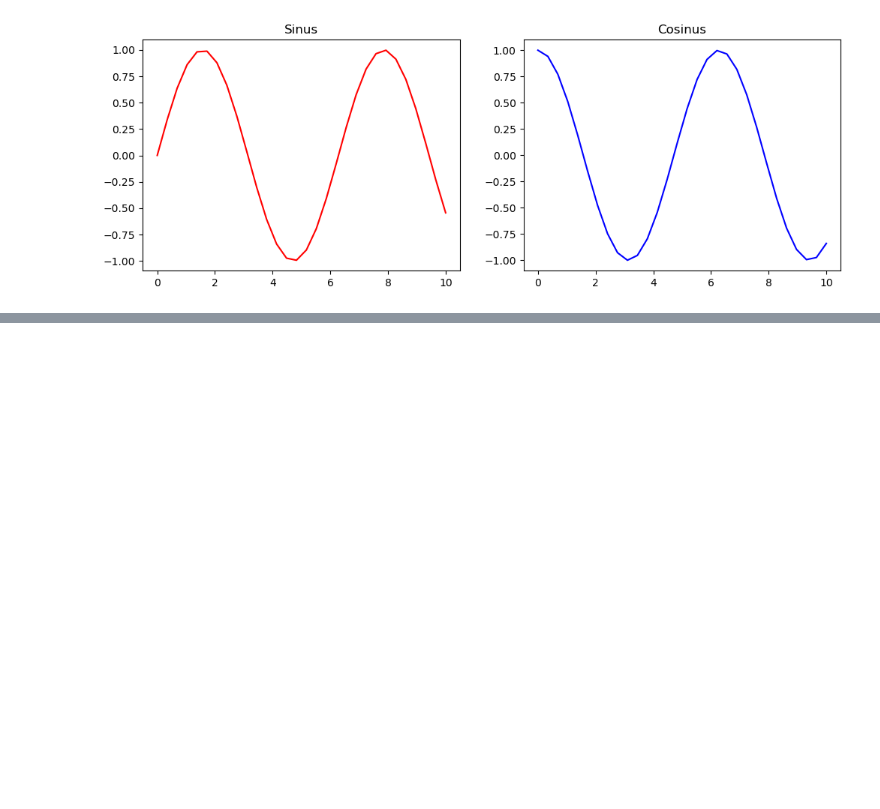
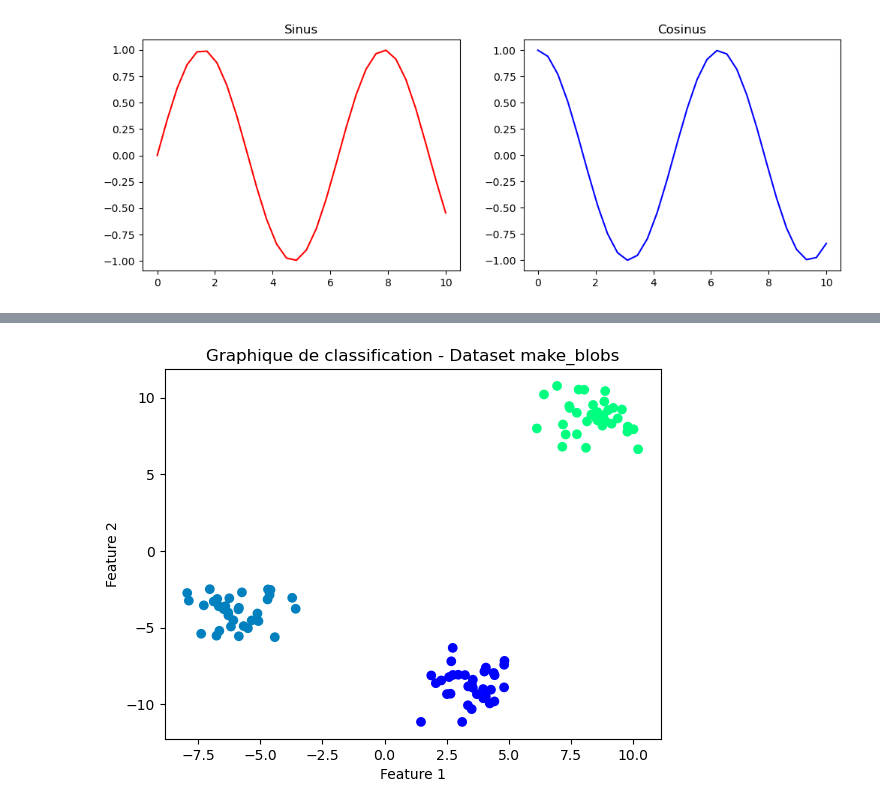
Before and after one commit to OussamaElm0/DS_pr, a Jupyter notebook: Prepa.ipynb, the cells around one changed output, grey strips where cells are left out. Cells and saved outputs as stored; diff of their text form; code cells hidden in the pictures; blank space fills up the shorter version.

```diff
--- a/Prepa.ipynb
+++ b/Prepa.ipynb
@@ -511,0 +520,14 @@ plt.show()
+# %%
+from sklearn.datasets import make_blobs
+
+X, y = make_blobs(n_samples=100, n_features=2)
+y = y.reshape((len(y), 1))
+
+# Créer le graphique de classification
+plt.scatter(X[:, 0], X[:, 1], c=y, cmap='winter')
+plt.title('Graphique de classification - Dataset make_blobs')
+plt.xlabel('Feature 1')
+plt.ylabel('Feature 2')
+plt.show()
+# %% [output]
+[figure, added]
```
Also changed, not shown: parts of 40 cells of this notebook.
